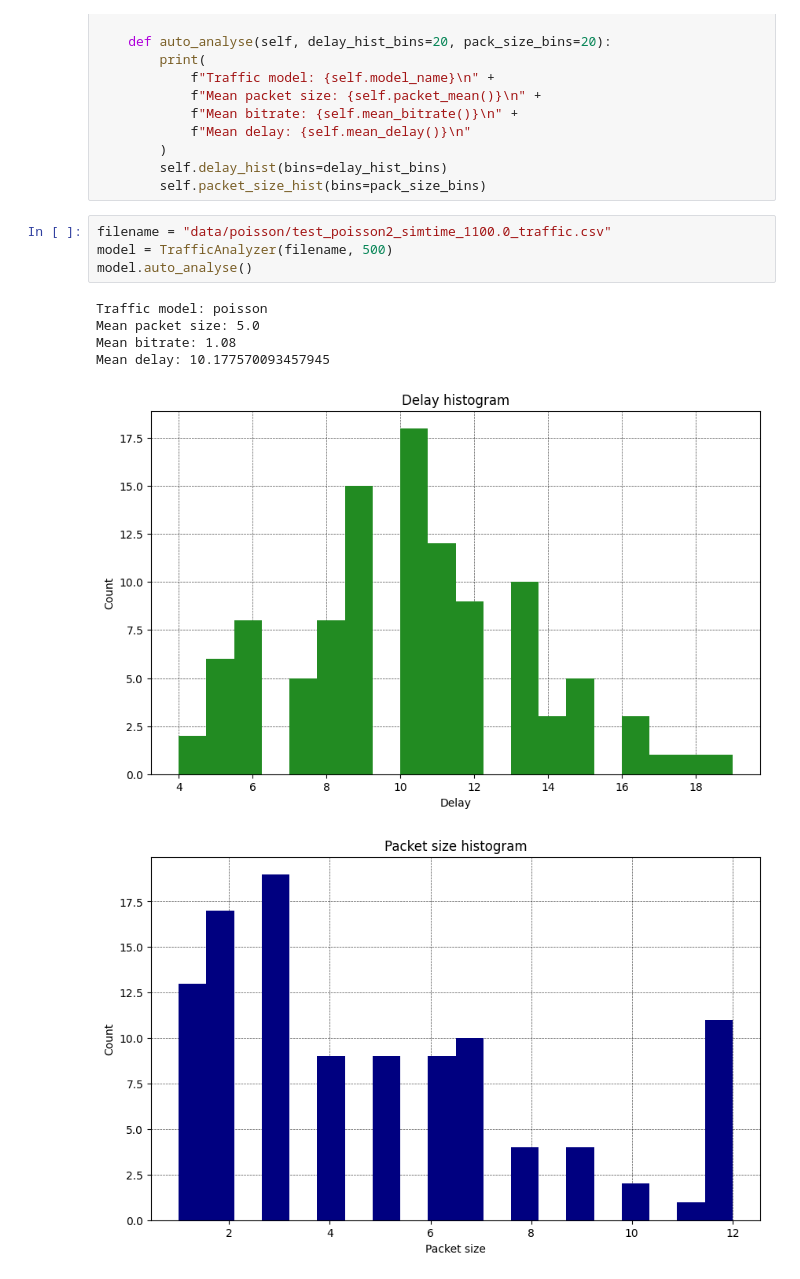
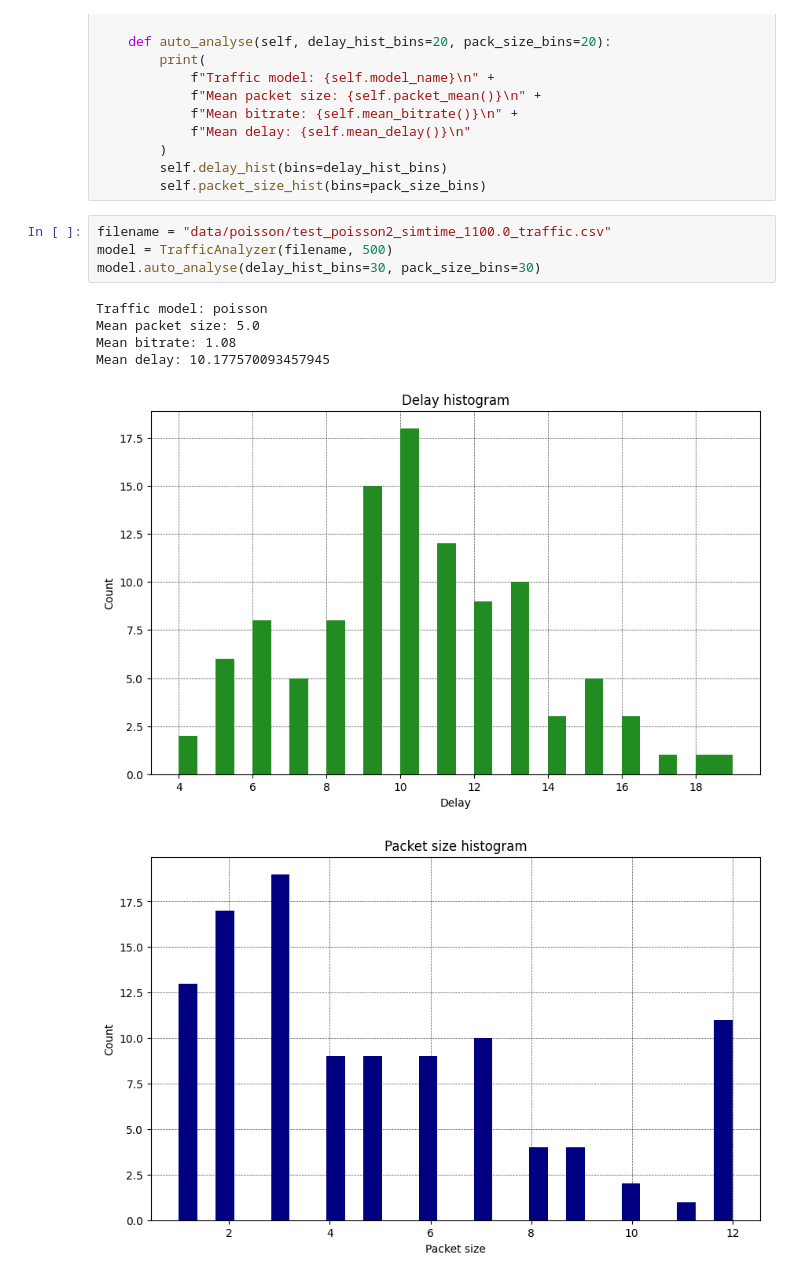
Before and after one commit to n-sukhov/traffic-model, a Jupyter notebook: python/analysis.ipynb, the cells around one changed output. Cells and saved outputs as stored; diff of their text form.

```diff
--- a/python/analysis.ipynb
+++ b/python/analysis.ipynb
@@ -82,11 +82,11 @@ class TrafficAnalyzer:
 # %%
 filename = "data/poisson/test_poisson2_simtime_1100.0_traffic.csv"
 model = TrafficAnalyzer(filename, 500)
-model.auto_analyse()
+model.auto_analyse(delay_hist_bins=30, pack_size_bins=30)
 # %% [output]
 Traffic model: poisson
 Mean packet size: 5.0
 Mean bitrate: 1.08
 Mean delay: 10.177570093457945
-[figure, old version]
+[figure, new version]
-[figure, old version]
+[figure, new version]
```
Also changed, not shown: 9 other files.
